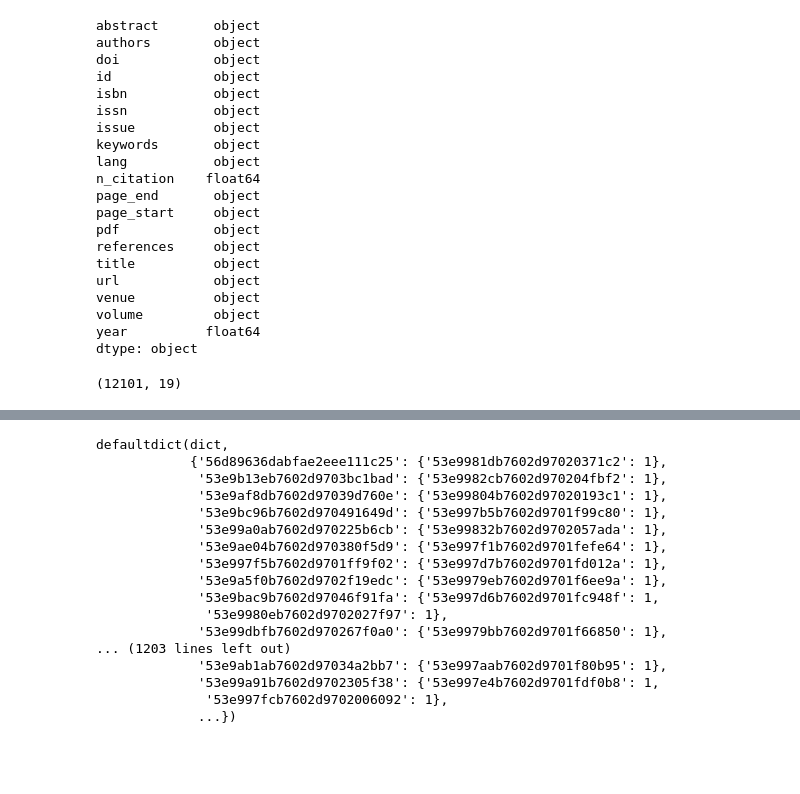
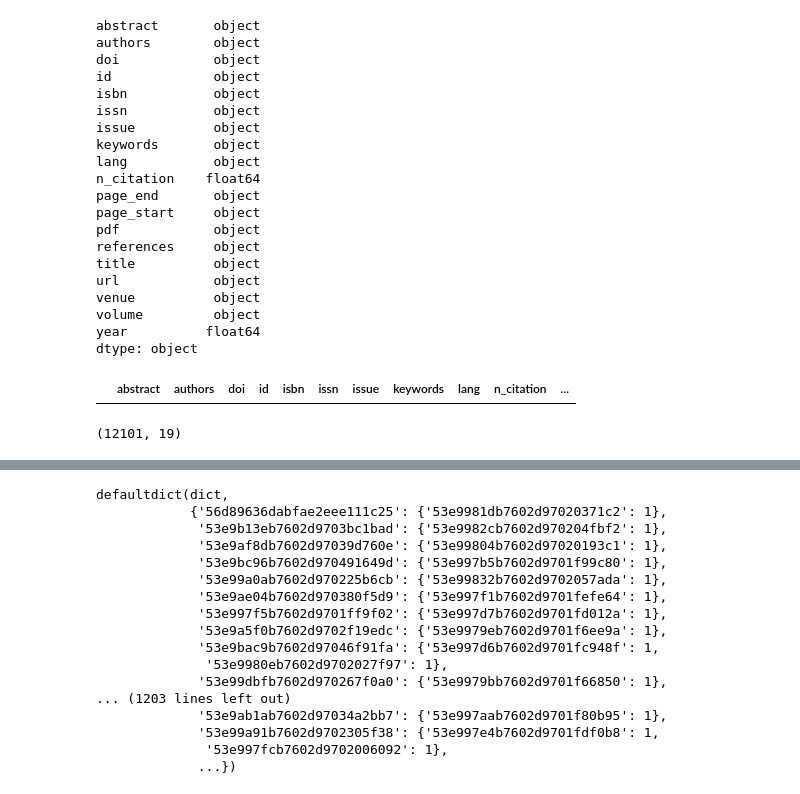
Before and after one commit to amoldamare/paper_ranking, a Jupyter notebook: Data_Experiements.ipynb, the cells around one changed output, grey strips where cells are left out. Saved outputs shown, nothing was run; the diff lists cells and outputs as text; code cells hidden in the pictures; blank space fills up the shorter version.

```diff
--- a/Data_Experiements.ipynb
+++ b/Data_Experiements.ipynb
@@ -145,33 +155,37 @@ dtype: object
 # %%
 # Create CS data-frame
 import math
 import types
 
 cs_papers_and_ref_papers = defaultdict(dict)
 
 for row in df0_new.itertuples():
     current_keywords = row[8]
     for keyword in current_keywords:
         low_case_keyword = keyword.lower()
         if(low_case_keyword in cs_keywords):
             cs_papers_and_ref_papers[row[4]] = True
             references = row[14]
             if(type(references) is list):
                 for ref in references:
                     cs_papers_and_ref_papers[ref] = True
             break;
 
 cs_dataframe = pd.DataFrame.from_items([(name, pd.Series(data=None, dtype=series.dtype)) for name, series in df0_new.iteritems()])
-cs_dataframe
-
-for row in df0_new.itertuples():
-    paper_id = row[4]
-    if(paper_id in cs_papers_and_ref_papers):
-        cs_dataframe.loc[len(cs_dataframe)] = df0_new.loc[row[0]]
-
-cs_dataframe.shape
+cs_dataframe.head(5)
 # %% [output]
-(12101, 19)
+|  | abstract | authors | doi | id | isbn | issn | issue | keywords | lang | n_citation | ... |
+# %%
+# Note: This is breaking with more dataframes! > 1
+
+for row in df0_new.itertuples():
+    paper_id = row[4]
+    if(paper_id in cs_papers_and_ref_papers):
+        cs_dataframe.loc[len(cs_dataframe)] = df0_new.loc[row[0]]
+
+cs_dataframe.shape #12101
+# %% [output]
+(12101, 19)
 # %%
 # # Map of papers which are cited/not cited -- important to discard the disconnected components
 
```
Also changed, not shown: parts of 27 cells of this notebook.
